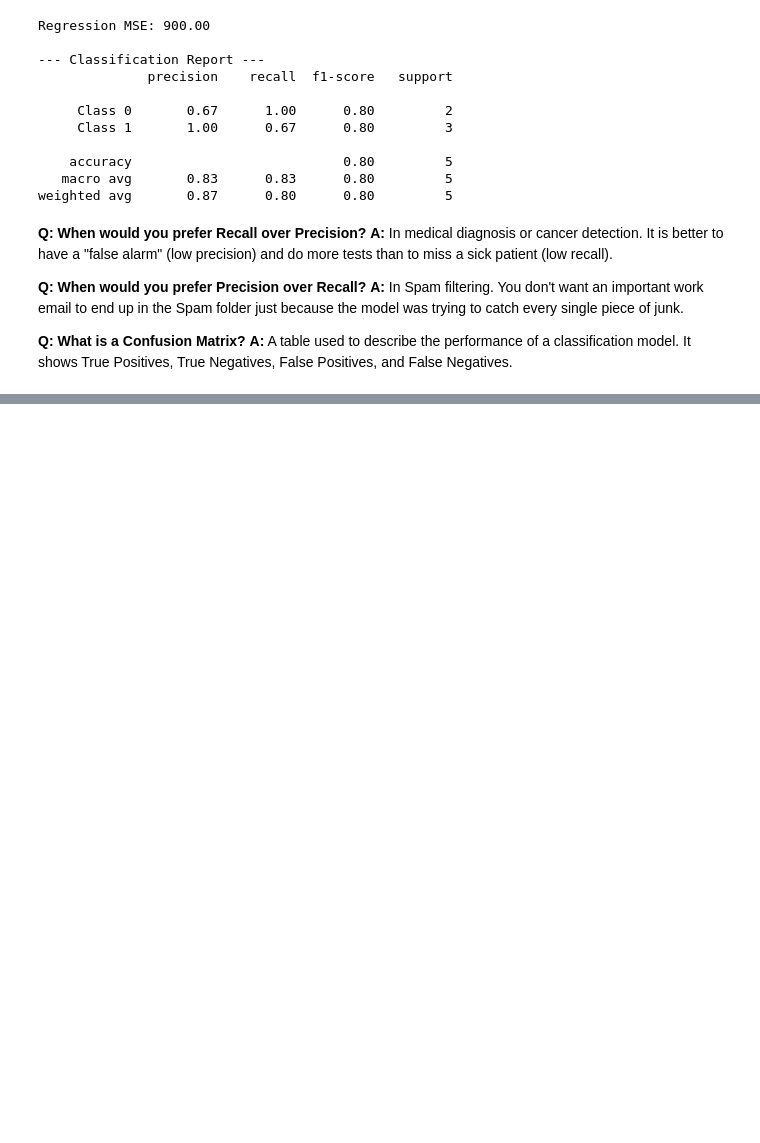
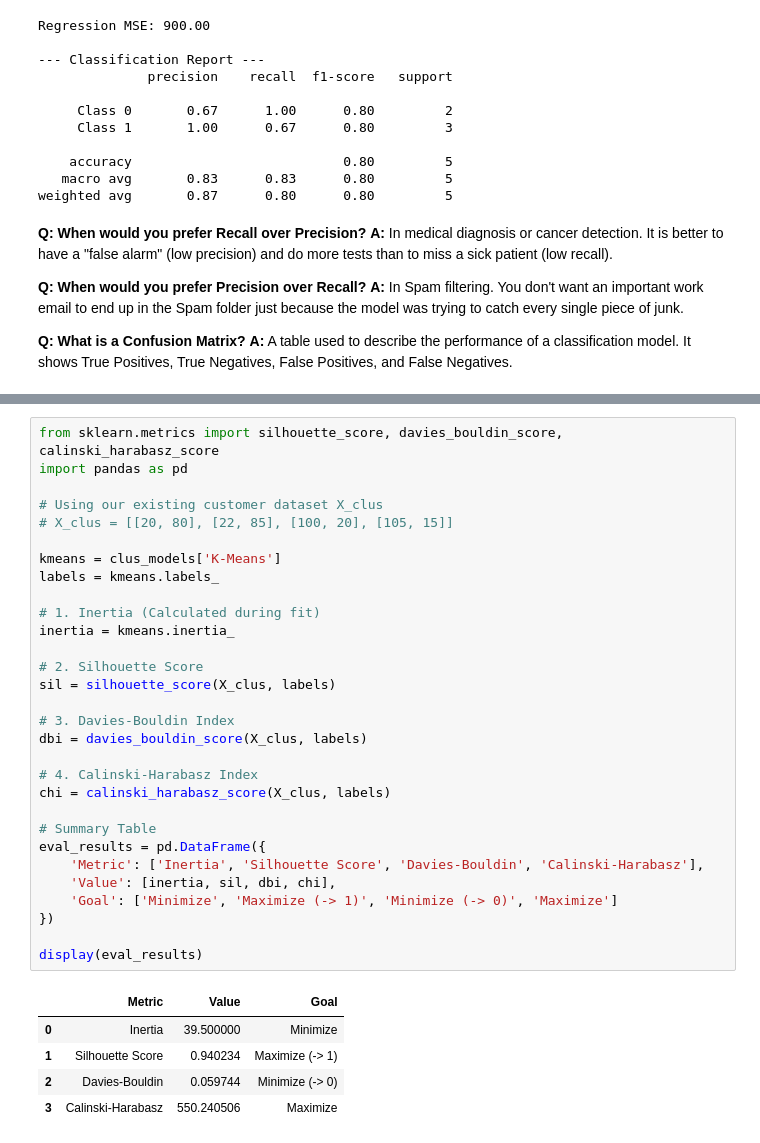
Before and after one commit to rsys-adsingh/Machine-Learning, a Jupyter notebook: study/Chapter_4.ipynb, the cells around one changed output, grey strips where cells are left out. Drawn from its saved outputs; the diff is of its cells as text; blank space fills up the shorter version.

```diff
--- a/study/Chapter_4.ipynb
+++ b/study/Chapter_4.ipynb
@@ -656,0 +687,36 @@ weighted avg       0.87      0.80      0.80         5
+# %%
+from sklearn.metrics import silhouette_score, davies_bouldin_score, calinski_harabasz_score
+import pandas as pd
+
+# Using our existing customer dataset X_clus
+# X_clus = [[20, 80], [22, 85], [100, 20], [105, 15]]
+
+kmeans = clus_models['K-Means']
+labels = kmeans.labels_
+
+# 1. Inertia (Calculated during fit)
+inertia = kmeans.inertia_
+
+# 2. Silhouette Score
+sil = silhouette_score(X_clus, labels)
+
+# 3. Davies-Bouldin Index
+dbi = davies_bouldin_score(X_clus, labels)
+
+# 4. Calinski-Harabasz Index
+chi = calinski_harabasz_score(X_clus, labels)
+
+# Summary Table
+eval_results = pd.DataFrame({
+    'Metric': ['Inertia', 'Silhouette Score', 'Davies-Bouldin', 'Calinski-Harabasz'],
+    'Value': [inertia, sil, dbi, chi],
+    'Goal': ['Minimize', 'Maximize (-> 1)', 'Minimize (-> 0)', 'Maximize']
+})
+
+display(eval_results)
+# %% [output]
+|  | Metric | Value | Goal |
+| 0 | Inertia | 39.500000 | Minimize |
+| 1 | Silhouette Score | 0.940234 | Maximize (-> 1) |
+| 2 | Davies-Bouldin | 0.059744 | Minimize (-> 0) |
+| 3 | Calinski-Harabasz | 550.240506 | Maximize |
```
Also changed, not shown: parts of 8 cells of this notebook.
